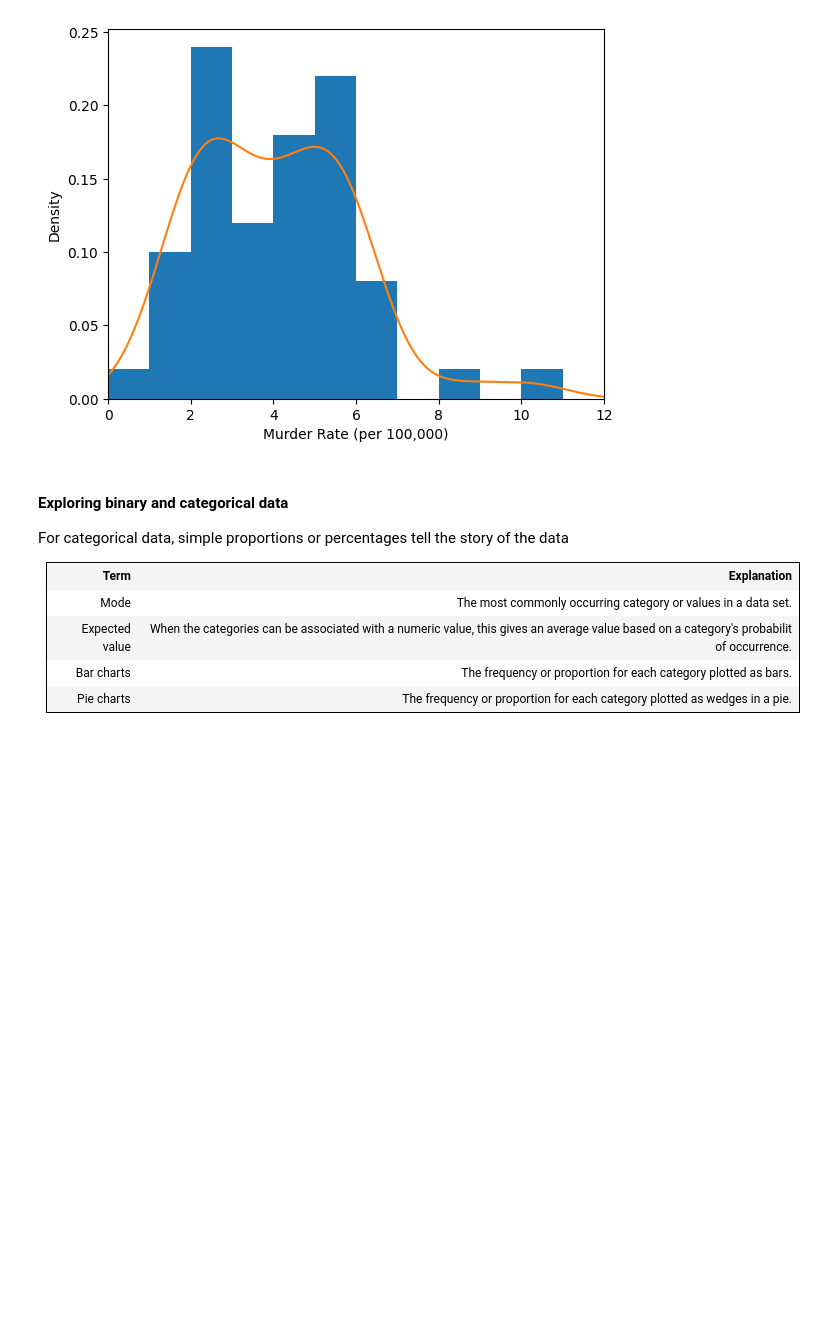
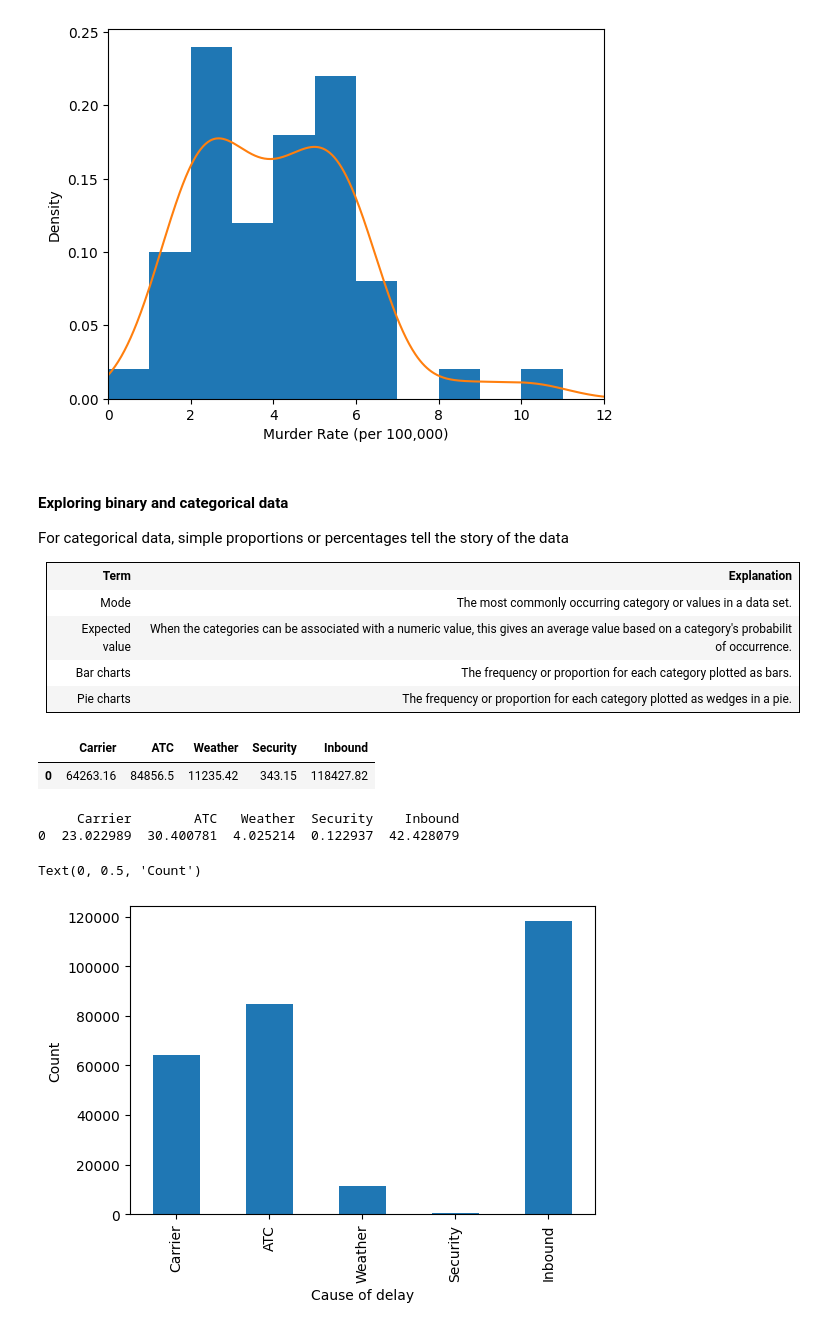
Before and after one commit to Drieger/practical-statistics-for-data-scientists, a Jupyter notebook: 1. Exploratory Data Analysis/eda.ipynb, the cells around one changed output. Saved outputs shown, nothing was run; the diff lists cells and outputs as text; code cells hidden in the pictures; blank space fills up the shorter version.

```diff
--- a/1. Exploratory Data Analysis/eda.ipynb
+++ b/1. Exploratory Data Analysis/eda.ipynb
@@ -346,3 +350,22 @@ For categorical data, simple proportions or percentages tell the story of the da
         <td>The frequency or proportion for each category plotted as wedges in a pie.</td>
     </tr>
 </table>
+# %%
+df = pd.read_csv('https://raw.githubusercontent.com/gedeck/practical-statistics-for-data-scientists/refs/heads/master/data/dfw_airline.csv')
+df.head()
+# %% [output]
+|  | Carrier | ATC | Weather | Security | Inbound |
+| 0 | 64263.16 | 84856.5 | 11235.42 | 343.15 | 118427.82 |
+# %%
+print(100 * df / df.values.sum())
+# %% [output]
+     Carrier        ATC   Weather  Security    Inbound
+0  23.022989  30.400781  4.025214  0.122937  42.428079
+# %%
+# Bar charts are a common visual tool for displaying a single categorical variable
+ax = df.T.plot.bar(figsize=(6,4), legend=False)
+ax.set_xlabel('Cause of delay')
+ax.set_ylabel('Count')
+# %% [output]
+Text(0, 0.5, 'Count')
+[figure, added]
```
Also changed, not shown: parts of 8 cells of this notebook.
